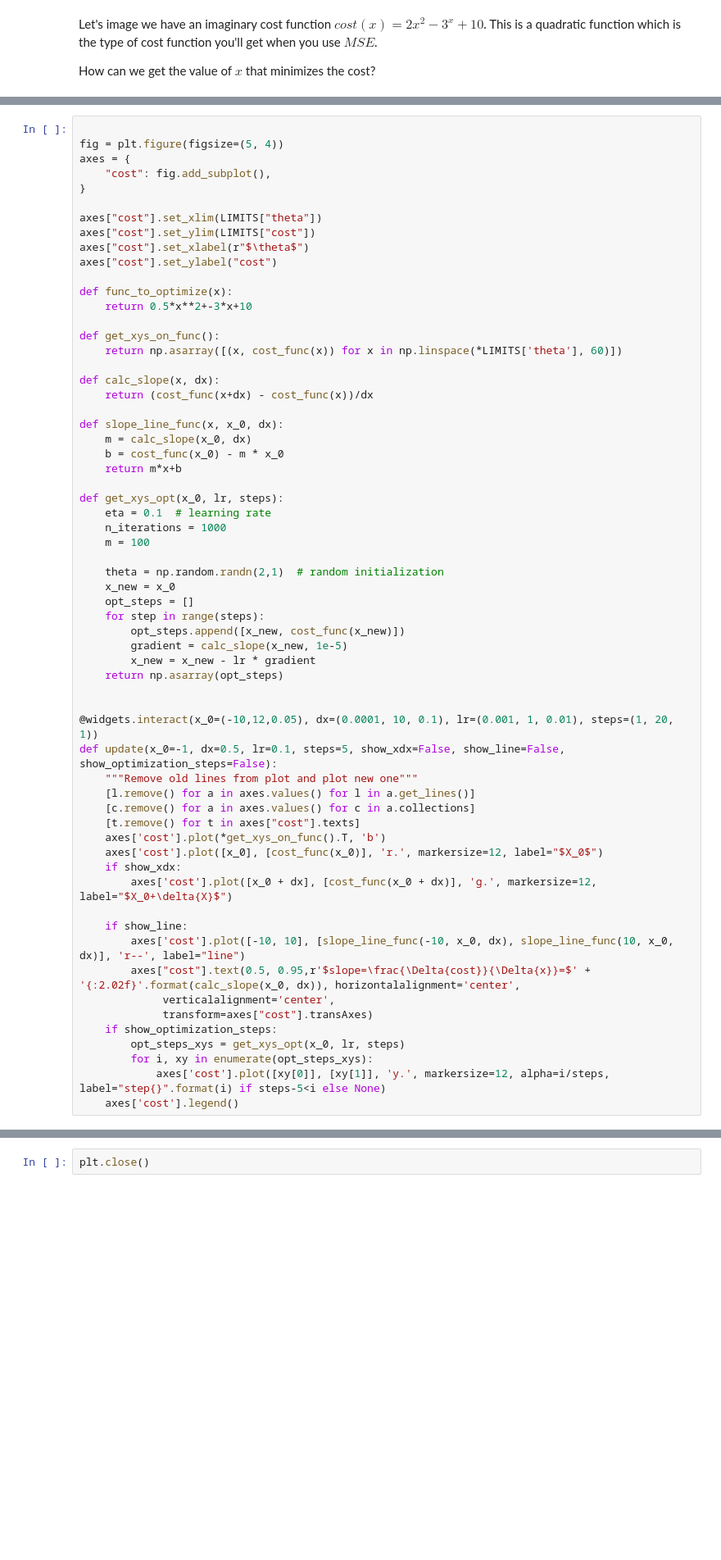
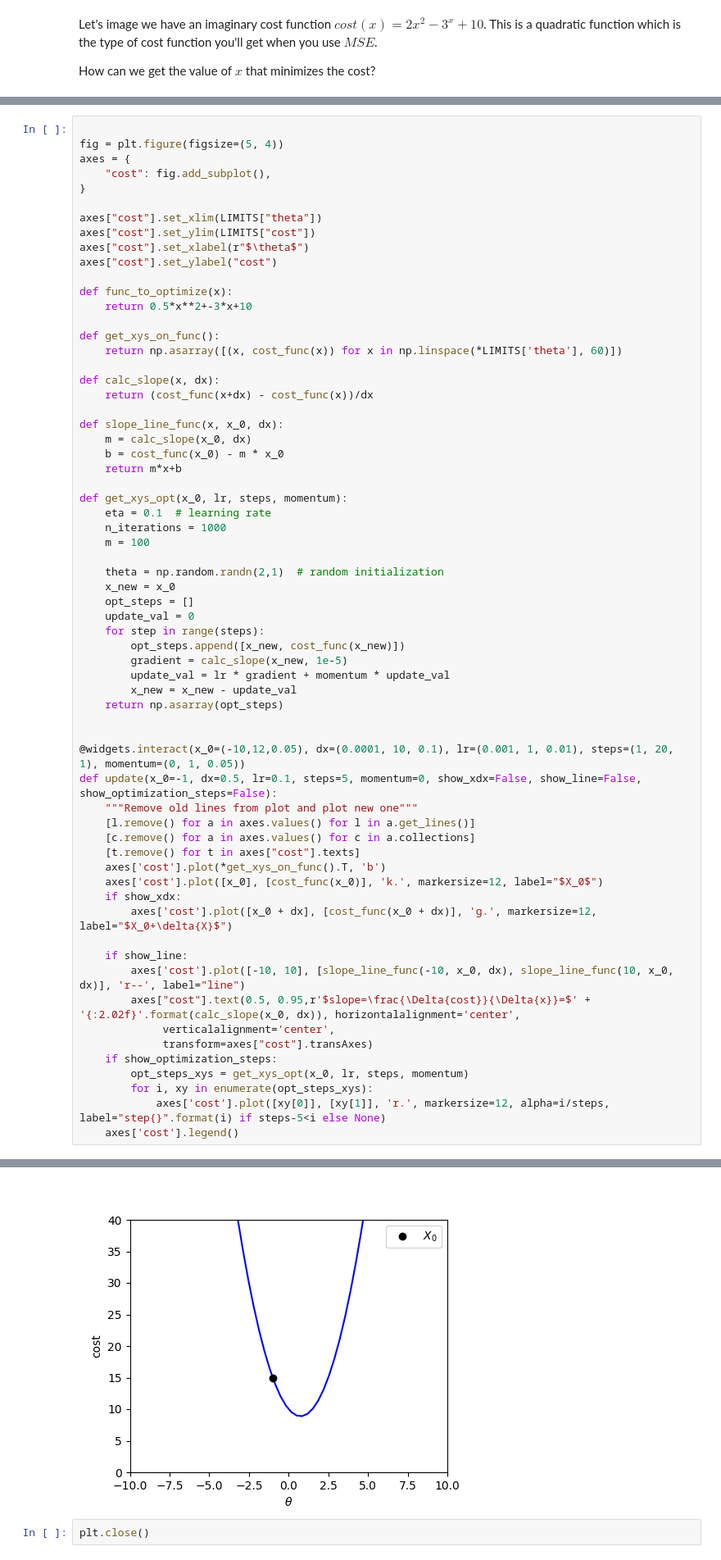
Before and after one commit to aielawady/handson-ml2, a Jupyter notebook: lectures_nb/L3 - Training linear models.ipynb, the cells around one changed output, grey strips where cells are left out. Shown at 82% size. Cells and saved outputs as stored; diff of their text form; blank space fills up the shorter version.

Commit message:
Add momentum

```diff
--- a/lectures_nb/L3 - Training linear models.ipynb
+++ b/lectures_nb/L3 - Training linear models.ipynb
@@ -271,7 +275,7 @@ def slope_line_func(x, x_0, dx):
     b = cost_func(x_0) - m * x_0
     return m*x+b
 
-def get_xys_opt(x_0, lr, steps):
+def get_xys_opt(x_0, lr, steps, momentum):
     eta = 0.1  # learning rate
     n_iterations = 1000
     m = 100
@@ -279,21 +283,23 @@ def get_xys_opt(x_0, lr, steps):
     theta = np.random.randn(2,1)  # random initialization
     x_new = x_0
     opt_steps = []
+    update_val = 0
     for step in range(steps):
         opt_steps.append([x_new, cost_func(x_new)])
         gradient = calc_slope(x_new, 1e-5)
-        x_new = x_new - lr * gradient
+        update_val = lr * gradient + momentum * update_val
+        x_new = x_new - update_val
     return np.asarray(opt_steps)
 
 
-@widgets.interact(x_0=(-10,12,0.05), dx=(0.0001, 10, 0.1), lr=(0.001, 1, 0.01), steps=(1, 20, 1))
-def update(x_0=-1, dx=0.5, lr=0.1, steps=5, show_xdx=False, show_line=False, show_optimization_steps=False):
+@widgets.interact(x_0=(-10,12,0.05), dx=(0.0001, 10, 0.1), lr=(0.001, 1, 0.01), steps=(1, 20, 1), momentum=(0, 1, 0.05))
+def update(x_0=-1, dx=0.5, lr=0.1, steps=5, momentum=0, show_xdx=False, show_line=False, show_optimization_steps=False):
     """Remove old lines from plot and plot new one"""
     [l.remove() for a in axes.values() for l in a.get_lines()]
     [c.remove() for a in axes.values() for c in a.collections]
     [t.remove() for t in axes["cost"].texts]
     axes['cost'].plot(*get_xys_on_func().T, 'b')
-    axes['cost'].plot([x_0], [cost_func(x_0)], 'r.', markersize=12, label="$X_0$")
+    axes['cost'].plot([x_0], [cost_func(x_0)], 'k.', markersize=12, label="$X_0$")
     if show_xdx:
         axes['cost'].plot([x_0 + dx], [cost_func(x_0 + dx)], 'g.', markersize=12, label="$X_0+\delta{X}$")
 
@@ -303,8 +309,8 @@ def update(x_0=-1, dx=0.5, lr=0.1, steps=5, show_xdx=False, show_line=False, sho
              verticalalignment='center',
              transform=axes["cost"].transAxes)
     if show_optimization_steps:
-        opt_steps_xys = get_xys_opt(x_0, lr, steps)
+        opt_steps_xys = get_xys_opt(x_0, lr, steps, momentum)
         for i, xy in enumerate(opt_steps_xys):
-            axes['cost'].plot([xy[0]], [xy[1]], 'y.', markersize=12, alpha=i/steps, label="step{}".format(i) if steps-5<i else None)
+            axes['cost'].plot([xy[0]], [xy[1]], 'r.', markersize=12, alpha=i/steps, label="step{}".format(i) if steps-5<i else None)
     axes['cost'].legend()
 # %% [output]
@@ -313,3 +318,4 @@ interactive(children=(FloatSlider(value=-1.0, description='x_0', max=12.0, min=-
+[figure, added]
 # %%
 plt.close()
 # %% [markdown]
```
Also changed, not shown: parts of 29 cells of this notebook.
